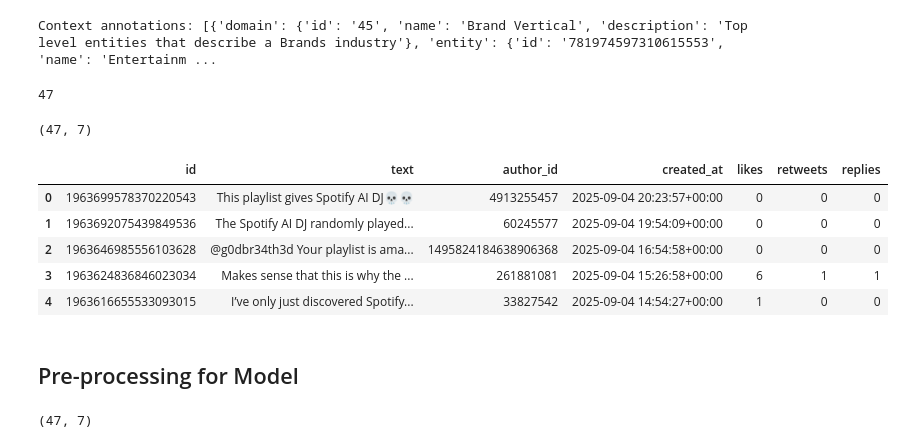
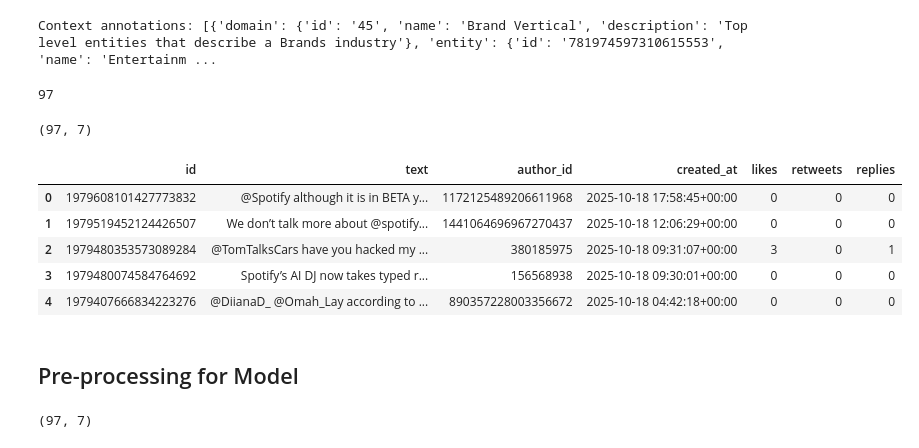
Before and after one commit to jpronier/spotify-data-project, a Jupyter notebook: 00_twitter_api.ipynb, the cells around one changed output. Saved outputs shown, nothing was run; the diff lists cells and outputs as text; code cells hidden in the pictures.

Commit message:
extracted 97 recent tweets

```diff
--- a/00_twitter_api.ipynb
+++ b/00_twitter_api.ipynb
@@ -111,8 +32,8 @@ Saved raw tweets_final as pickle
 # %%
 # Use the same query that worked well
-tweets_available = client2.search_recent_tweets(
+tweets_available_new = client.search_recent_tweets(
     query='Spotify "AI DJ" -#ai -#dj -is:retweet lang:en',
-    max_results=47,
+    max_results=97,
     tweet_fields=[
         "created_at",
         "public_metrics",
@@ -129,4 +50,4 @@ len(tweets_available.data)
 # %%
-for i, tweet in enumerate(tweets_available.data[:5]):
+for i, tweet in enumerate(tweets_available_new.data[:5]):
     print(f"{i + 1}. {tweet.text[:100]}...")
 # %% [output]
@@ -178,14 +103,14 @@ else:
 Context annotations: [{'domain': {'id': '45', 'name': 'Brand Vertical', 'description': 'Top level entities that describe a Brands industry'}, 'entity': {'id': '781974597310615553', 'name': 'Entertainm ...
 # %%
 # Check data we collected
-len(tweets_available.data)
+len(tweets_available_new.data)
 # %% [output]
-47
+97
 # %%
 # Convert tweets to simple structure
-tweets_list = []
-for tweet in tweets_available.data:
-    tweets_list.append(
+tweets_list_new = []
+for tweet in tweets_available_new.data:
+    tweets_list_new.append(
         {
             "id": tweet.id,
             "text": tweet.text,
@@ -198,19 +123,19 @@ for tweet in tweets_available.data:
     )
 # %%
 # Create DataFrame
-df = pd.DataFrame(tweets_list)
-df.shape
+df_new = pd.DataFrame(tweets_list_new)
+df_new.shape
 # %% [output]
-(47, 7)
+(97, 7)
 # %%
 # Quick overview
-df.head()
+df_new.head()
 # %% [output]
 |  | id | text | author_id | created_at | likes | retweets | replies |
-| 0 | 1963699578370220543 | This playlist gives Spotify AI DJ💀💀 | 4913255457 | 2025-09-04 20:23:57+00:00 | 0 | 0 | 0 |
-| 1 | 1963692075439849536 | The Spotify AI DJ randomly played... | 60245577 | 2025-09-04 19:54:09+00:00 | 0 | 0 | 0 |
-| 2 | 1963646985556103628 | @g0dbr34th3d Your playlist is ama... | 1495824184638906368 | 2025-09-04 16:54:58+00:00 | 0 | 0 | 0 |
-| 3 | 1963624836846023034 | Makes sense that this is why the ... | 261881081 | 2025-09-04 15:26:58+00:00 | 6 | 1 | 1 |
-| 4 | 1963616655533093015 | I’ve only just discovered Spotify... | 33827542 | 2025-09-04 14:54:27+00:00 | 1 | 0 | 0 |
+| 0 | 1979608101427773832 | @Spotify although it is in BETA y... | 1172125489206611968 | 2025-10-18 17:58:45+00:00 | 0 | 0 | 0 |
+| 1 | 1979519452124426507 | We don’t talk more about @spotify... | 1441064696967270437 | 2025-10-18 12:06:29+00:00 | 0 | 0 | 0 |
+| 2 | 1979480353573089284 | @TomTalksCars have you hacked my ... | 380185975 | 2025-10-18 09:31:07+00:00 | 3 | 0 | 1 |
+| 3 | 1979480074584764692 | Spotify’s AI DJ now takes typed r... | 156568938 | 2025-10-18 09:30:01+00:00 | 0 | 0 | 0 |
+| 4 | 1979407666834223276 | @DiianaD_ @Omah_Lay according to ... | 890357228003356672 | 2025-10-18 04:42:18+00:00 | 0 | 0 | 0 |
 # %%
 # Save to CSV
@@ -219,10 +144,10 @@ df.to_csv("data/spotify_ai_dj_tweets.csv", index=False)
 ## Pre-processing for Model
 # %%
 # Test reading the CSV back
-tweets_df = pd.read_csv("data/spotify_ai_dj_tweets.csv")
+tweets_df = pd.read_csv("data/spotify_ai_dj_new_tweets.csv")
 tweets_df.shape
 # %% [output]
-(47, 7)
+(97, 7)
 # %%
 # Basic data exploration
 print("Dataset shape:", tweets_df.shape)
```
Also changed, not shown: parts of 33 cells of this notebook.
